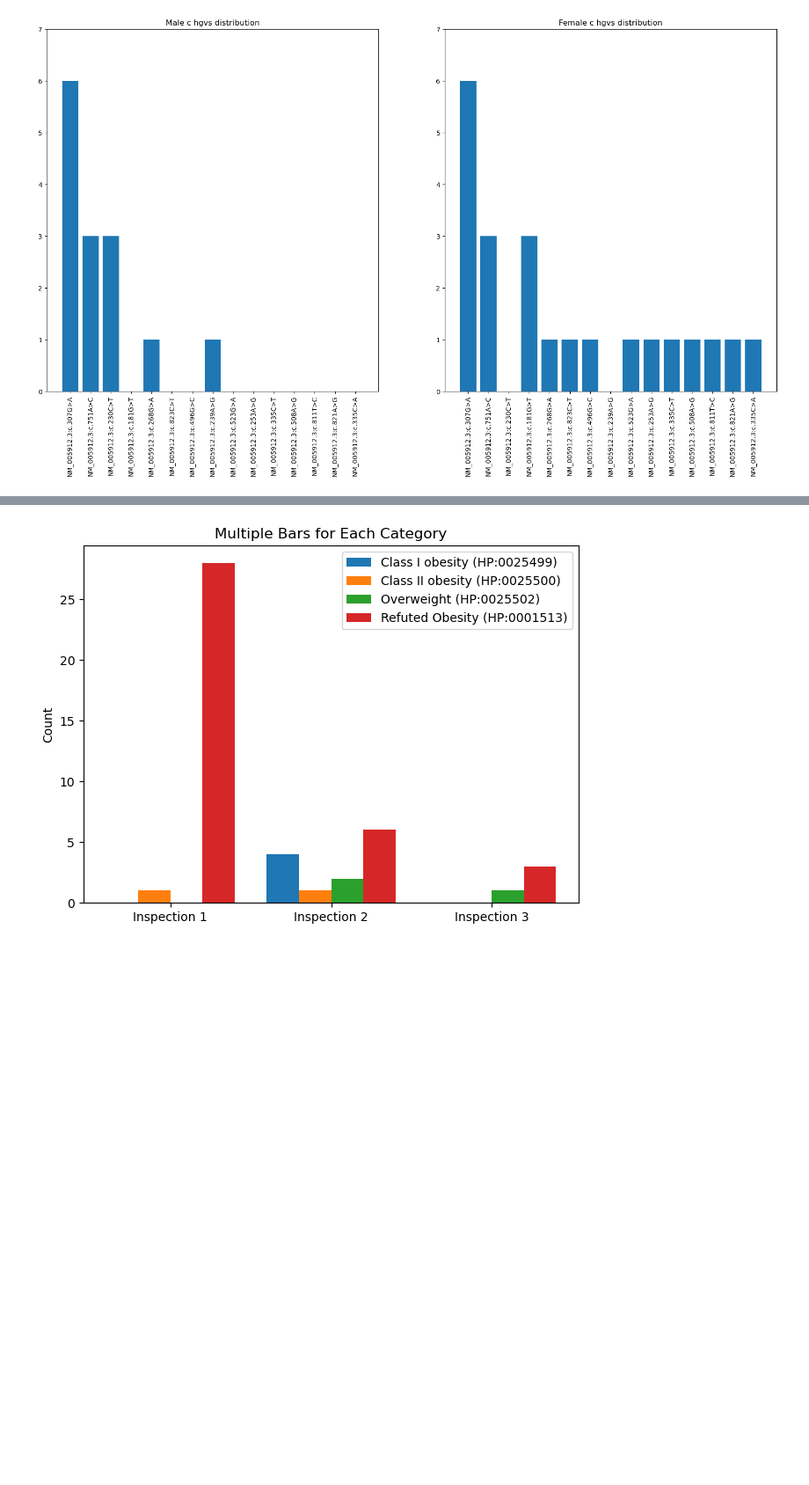
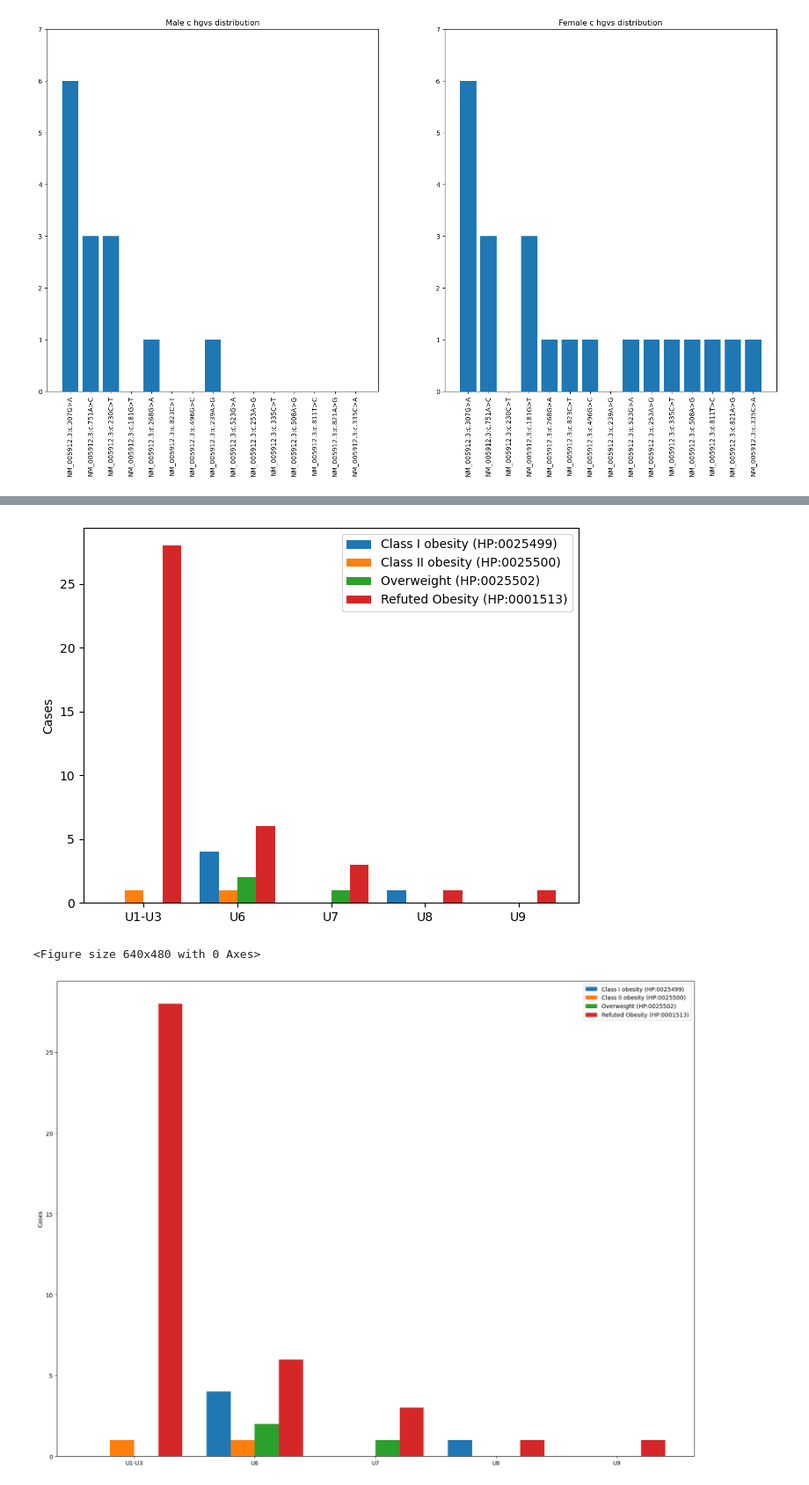
Before and after one commit to BIH-CEI/ERKER2Phenopackets, a Jupyter notebook: ERKER2Phenopackets/src/analysis/ml/analyse.ipynb, the cells around one changed output, grey strips where cells are left out. Shown at 88% size. Cells and saved outputs as stored; diff of their text form; code cells hidden in the pictures; blank space fills up the shorter version.

Commit message:
added method for barchart with multiple bars per x tick

```diff
--- a/ERKER2Phenopackets/src/analysis/ml/analyse.ipynb
+++ b/ERKER2Phenopackets/src/analysis/ml/analyse.ipynb
@@ -470,26 +474,20 @@ plt.show()
-# %%
-import matplotlib.pyplot as plt
-import numpy as np
-
-total_categories = len(categories)
-bar_width = 0.2  # Width of each bar
-x = np.array([0,1,2])
-
-# Plotting bars
-plt.bar(x - 1.5 * bar_width, values[0], width=bar_width, label=categories[0])
-plt.bar(x - 0.5 * bar_width, values[1], width=bar_width, label=categories[1])
-plt.bar(x + 0.5 * bar_width, values[2], width=bar_width, label=categories[2])
-plt.bar(x + 1.5 * bar_width, values[3], width=bar_width, label=categories[3])
-
-plt.ylabel('Count')
-plt.title('Multiple Bars for Each Category')
-plt.xticks([0,1,2], ['Inspection 1', 'Inspection 2', 'Inspection 3'])
-plt.legend()
-
-plt.tight_layout()
-plt.show()
-# %% [output]
-[figure, removed]
+# %%
+import matplotlib.pyplot as plt
+import numpy as np
+
+
+
+
+barchart_multiple(time_stamps, values, 'Cases', categories)
+
+plt.figure()
+fig, ax = plt.subplots(1, 1, figsize=figsize)
+barchart_multiple_subplot(ax, time_stamps, values, 'Cases', categories)
+plt.show()
+# %% [output]
+[figure, added]
+<Figure size 640x480 with 0 Axes>
+[figure, added]
 # %%
 # 5. What if we split the distribution of obesity classes by zygosity?
 # %%
```
Also changed, not shown: parts of 5 cells of this notebook, 1 other file.
